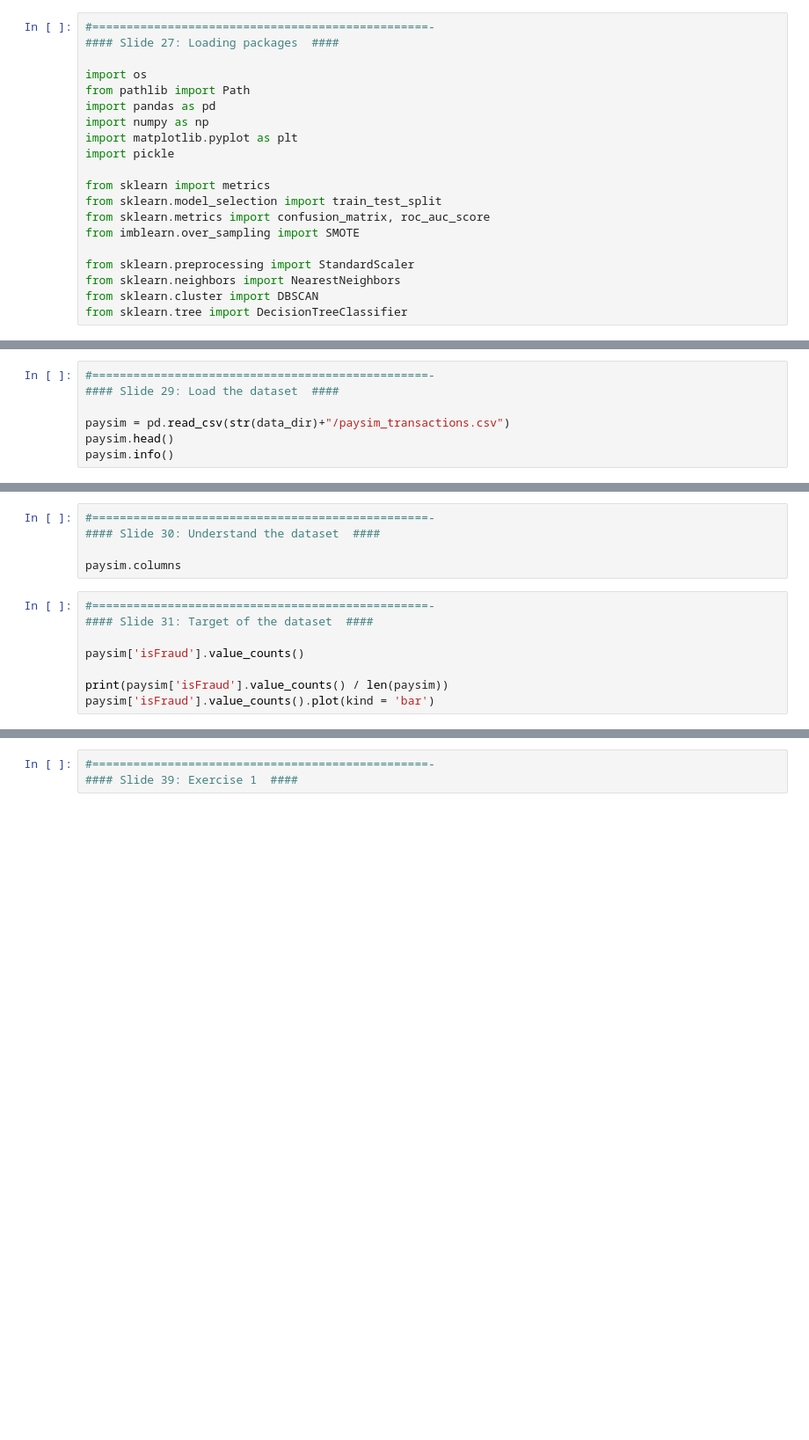
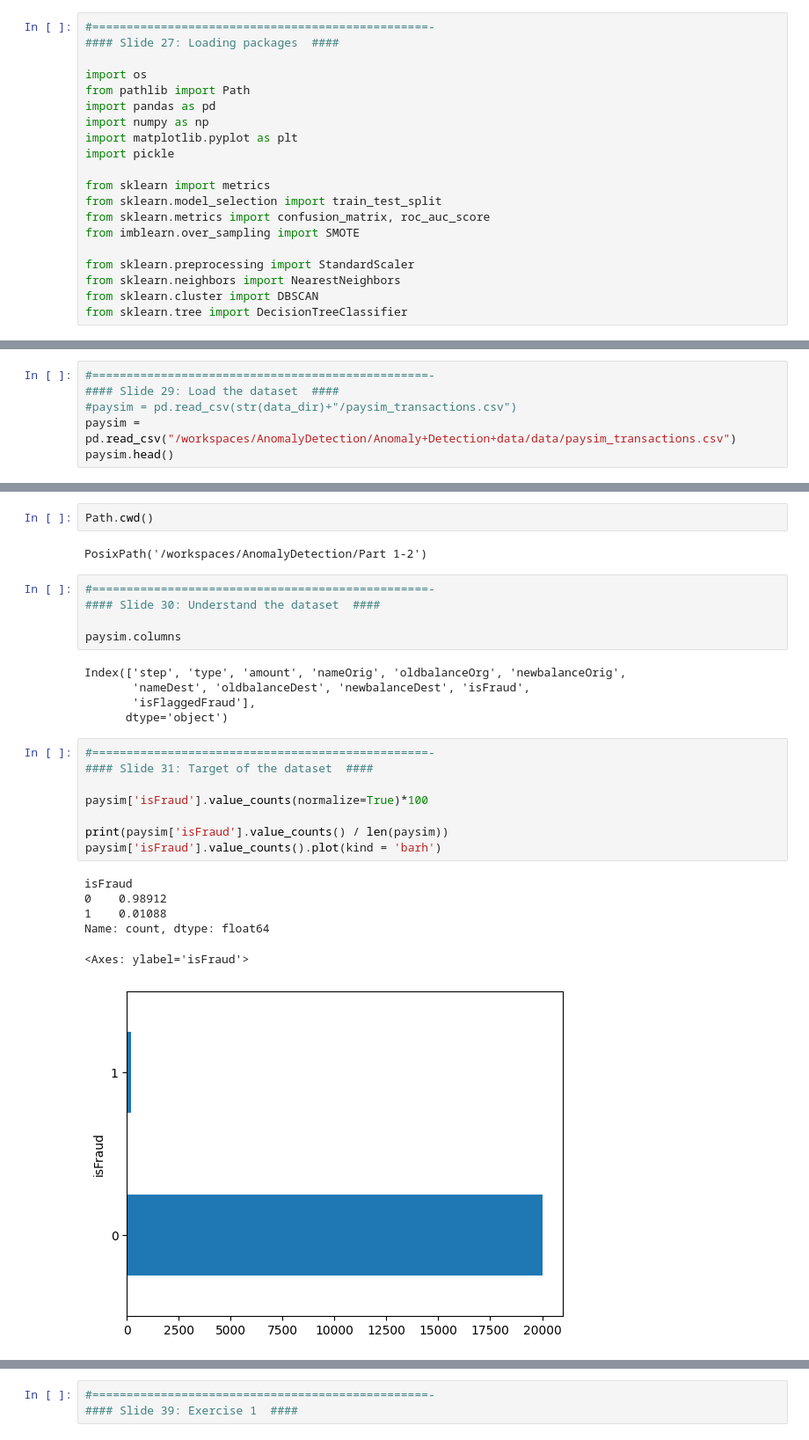
Before and after one commit to rathnagiri/AnomalyDetection, a Jupyter notebook: Part 1-2/anomaly-detection-part-1-2-code.ipynb, the cells around one changed output, grey strips where cells are left out. Shown: that part at 88% size. Drawn from its saved outputs; the diff is of its cells as text; blank space fills up the shorter version.

```diff
--- a/Part 1-2/anomaly-detection-part-1-2-code.ipynb
+++ b/Part 1-2/anomaly-detection-part-1-2-code.ipynb
@@ -43,7 +63,6 @@ print(data_dir)
 # %%
 #=================================================-
 #### Slide 29: Load the dataset  ####
-
-paysim = pd.read_csv(str(data_dir)+"/paysim_transactions.csv")
+#paysim = pd.read_csv(str(data_dir)+"/paysim_transactions.csv")
+paysim = pd.read_csv("/workspaces/AnomalyDetection/Anomaly+Detection+data/data/paysim_transactions.csv")
 paysim.head()
-paysim.info()
@@ -50,16 +97,32 @@ paysim.info()
+# %%
+Path.cwd()
+# %% [output]
+PosixPath('/workspaces/AnomalyDetection/Part 1-2')
 # %%
 #=================================================-
 #### Slide 30: Understand the dataset  ####
 
 paysim.columns
+# %% [output]
+Index(['step', 'type', 'amount', 'nameOrig', 'oldbalanceOrg', 'newbalanceOrig',
+       'nameDest', 'oldbalanceDest', 'newbalanceDest', 'isFraud',
+       'isFlaggedFraud'],
+      dtype='object')
 # %%
 #=================================================-
 #### Slide 31: Target of the dataset  ####
 
-paysim['isFraud'].value_counts()
+paysim['isFraud'].value_counts(normalize=True)*100
 
 print(paysim['isFraud'].value_counts() / len(paysim))
-paysim['isFraud'].value_counts().plot(kind = 'bar')
+paysim['isFraud'].value_counts().plot(kind = 'barh')
+# %% [output]
+isFraud
+0    0.98912
+1    0.01088
+Name: count, dtype: float64
+<Axes: ylabel='isFraud'>
+[figure, added]
 # %%
 #=================================================-
 #### Slide 32: EDA of the dataset  ####
```
Also changed, not shown: parts of 12 cells of this notebook.
